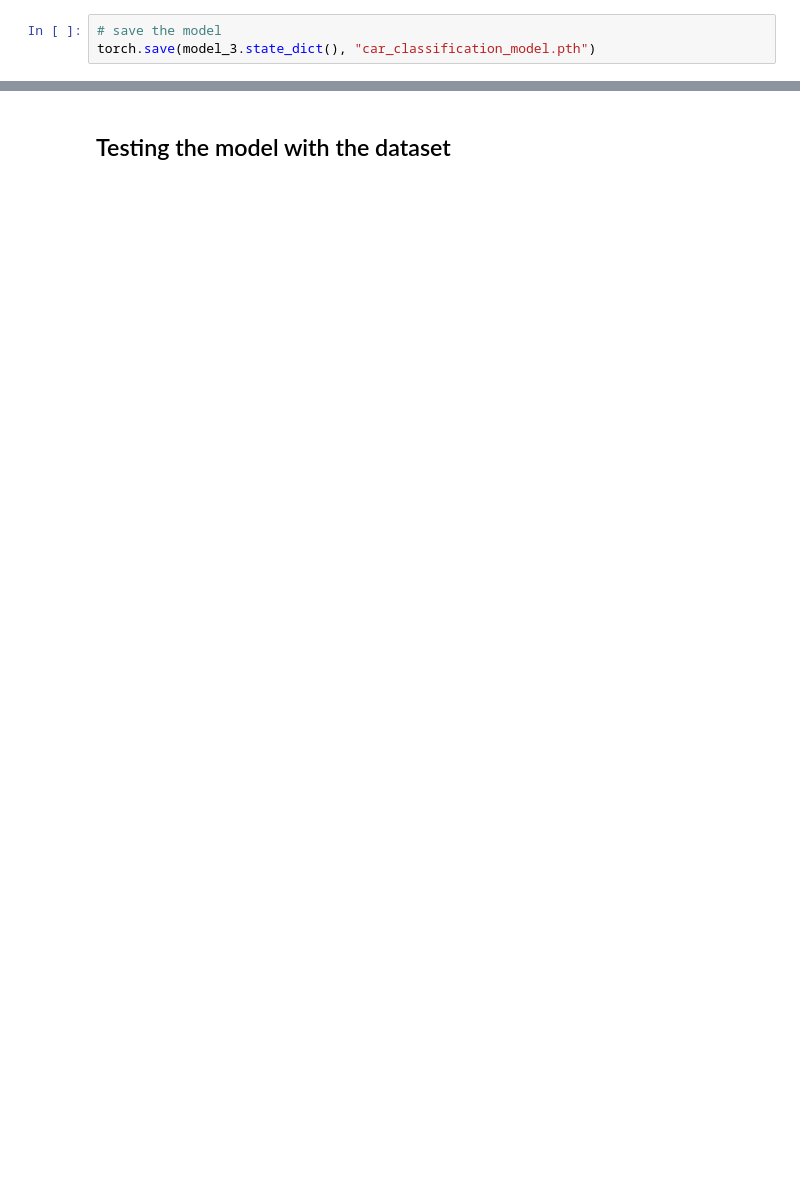
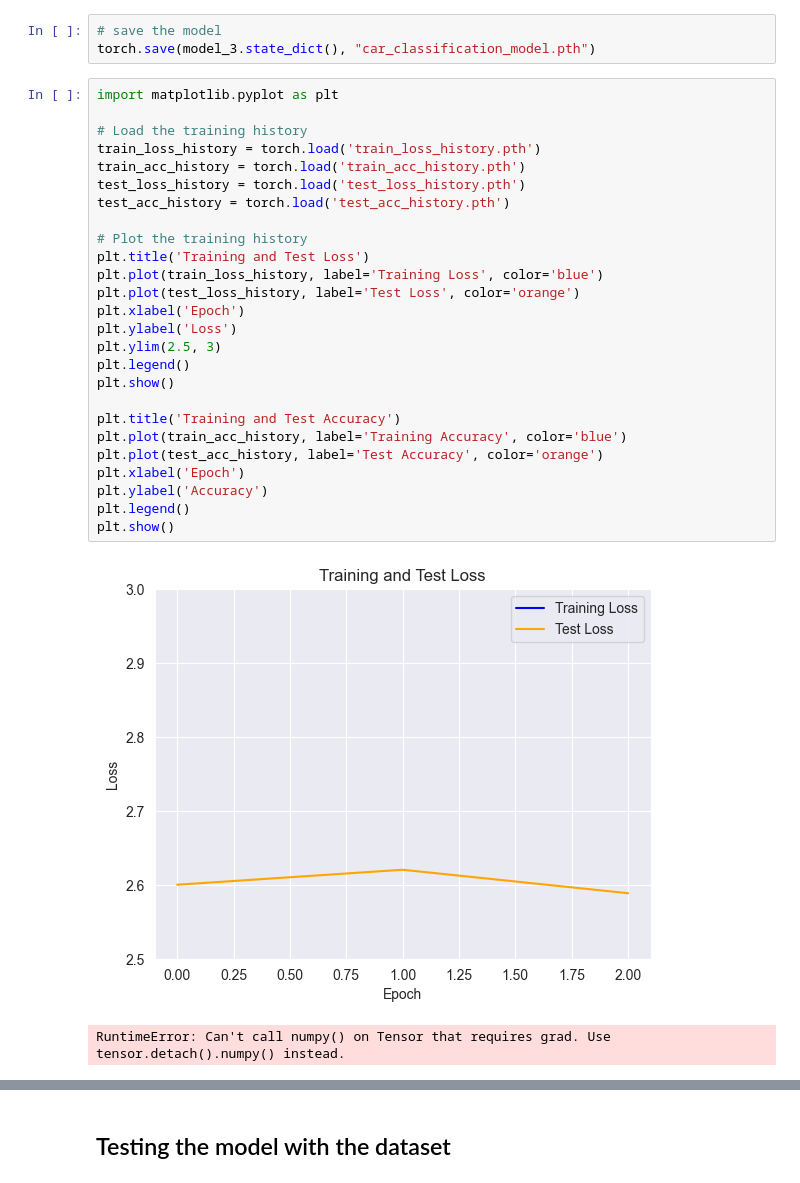
Before and after one commit to studjules/car_classification, a Jupyter notebook: car_classifier.ipynb, the cells around one changed output, grey strips where cells are left out. Drawn from its saved outputs; the diff is of its cells as text; blank space fills up the shorter version.

Commit message:
history display needs to be adjusted

```diff
--- a/car_classifier.ipynb
+++ b/car_classifier.ipynb
@@ -405,3 +422,32 @@ Test loss: 2.71540 | Test_acc: 62.50%
 # %%
 # save the model
 torch.save(model_3.state_dict(), "car_classification_model.pth")
+# %%
+import matplotlib.pyplot as plt
+
+# Load the training history
+train_loss_history = torch.load('train_loss_history.pth')
+train_acc_history = torch.load('train_acc_history.pth')
+test_loss_history = torch.load('test_loss_history.pth')
+test_acc_history = torch.load('test_acc_history.pth')
+
+# Plot the training history
+plt.title('Training and Test Loss')
+plt.plot(train_loss_history, label='Training Loss', color='blue')
+plt.plot(test_loss_history, label='Test Loss', color='orange')
+plt.xlabel('Epoch')
+plt.ylabel('Loss')
+plt.ylim(2.5, 3)
+plt.legend()
+plt.show()
+
+plt.title('Training and Test Accuracy')
+plt.plot(train_acc_history, label='Training Accuracy', color='blue')
+plt.plot(test_acc_history, label='Test Accuracy', color='orange')
+plt.xlabel('Epoch')
+plt.ylabel('Accuracy')
+plt.legend()
+plt.show()
+# %% [output]
+[figure, added]
+RuntimeError: Can't call numpy() on Tensor that requires grad. Use tensor.detach().numpy() instead.
```
Also changed, not shown: parts of 13 cells of this notebook, 7 other files.
